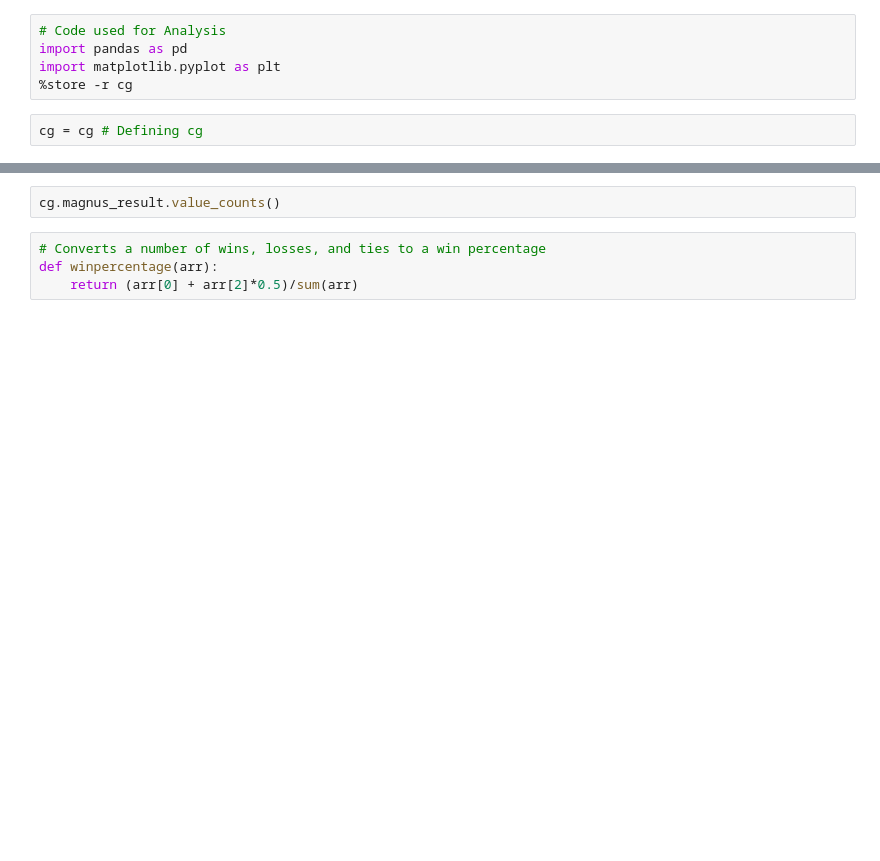
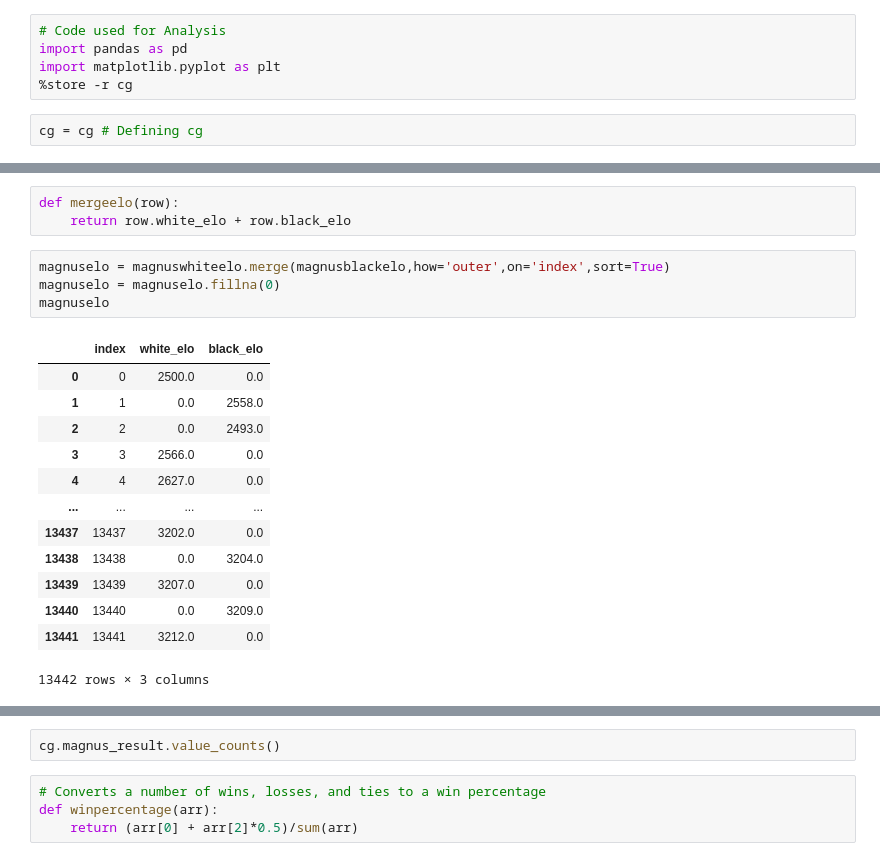
Before and after one commit to dealom/Magnus-Carlsen-Lichess-Games-Dataset-Analysis, a Jupyter notebook: Analysis.ipynb, the cells around one changed output, grey strips where cells are left out. Cells and saved outputs as stored; diff of their text form; blank space fills up the shorter version.

```diff
--- a/Analysis.ipynb
+++ b/Analysis.ipynb
@@ -16,0 +54,21 @@ cg.head()
+# %%
+def mergeelo(row):
+    return row.white_elo + row.black_elo
+# %%
+magnuselo = magnuswhiteelo.merge(magnusblackelo,how='outer',on='index',sort=True)
+magnuselo = magnuselo.fillna(0)
+magnuselo
+# %% [output]
+|  | index | white_elo | black_elo |
+| 0 | 0 | 2500.0 | 0.0 |
+| 1 | 1 | 0.0 | 2558.0 |
+| 2 | 2 | 0.0 | 2493.0 |
+| 3 | 3 | 2566.0 | 0.0 |
+| 4 | 4 | 2627.0 | 0.0 |
+| ... | ... | ... | ... |
+| 13437 | 13437 | 3202.0 | 0.0 |
+| 13438 | 13438 | 0.0 | 3204.0 |
+| 13439 | 13439 | 3207.0 | 0.0 |
+| 13440 | 13440 | 0.0 | 3209.0 |
+| 13441 | 13441 | 3212.0 | 0.0 |
+13442 rows × 3 columns
```
Also changed, not shown: parts of 5 cells of this notebook.
